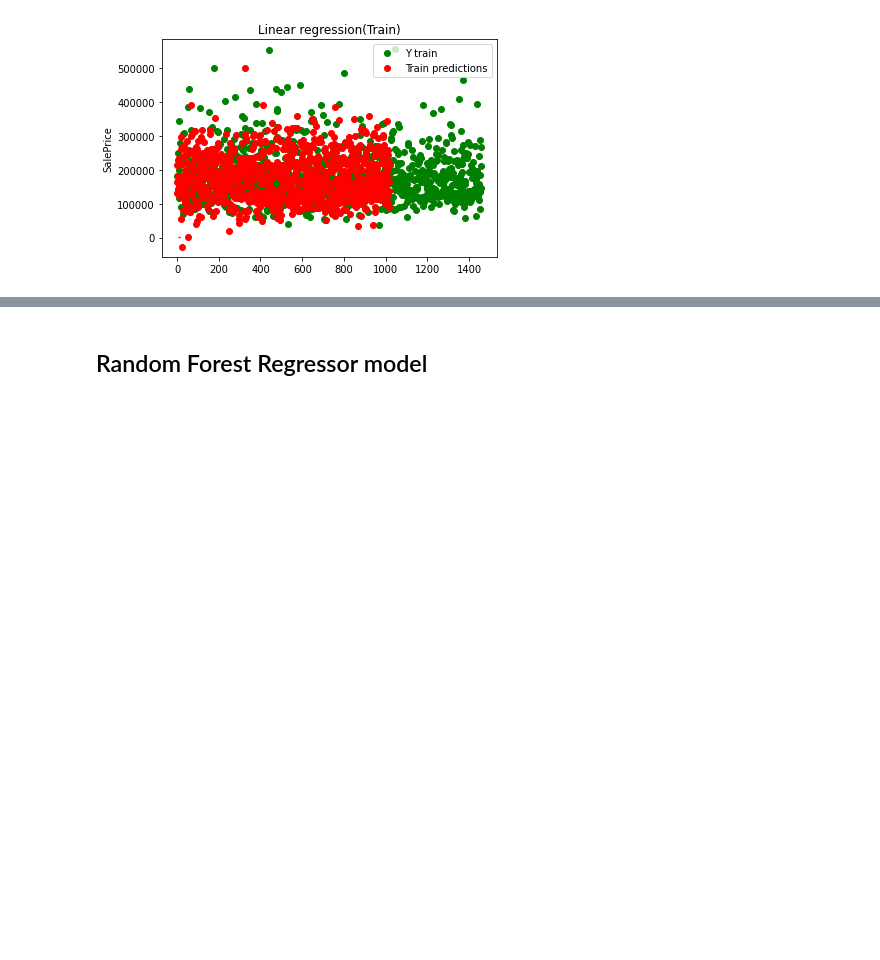
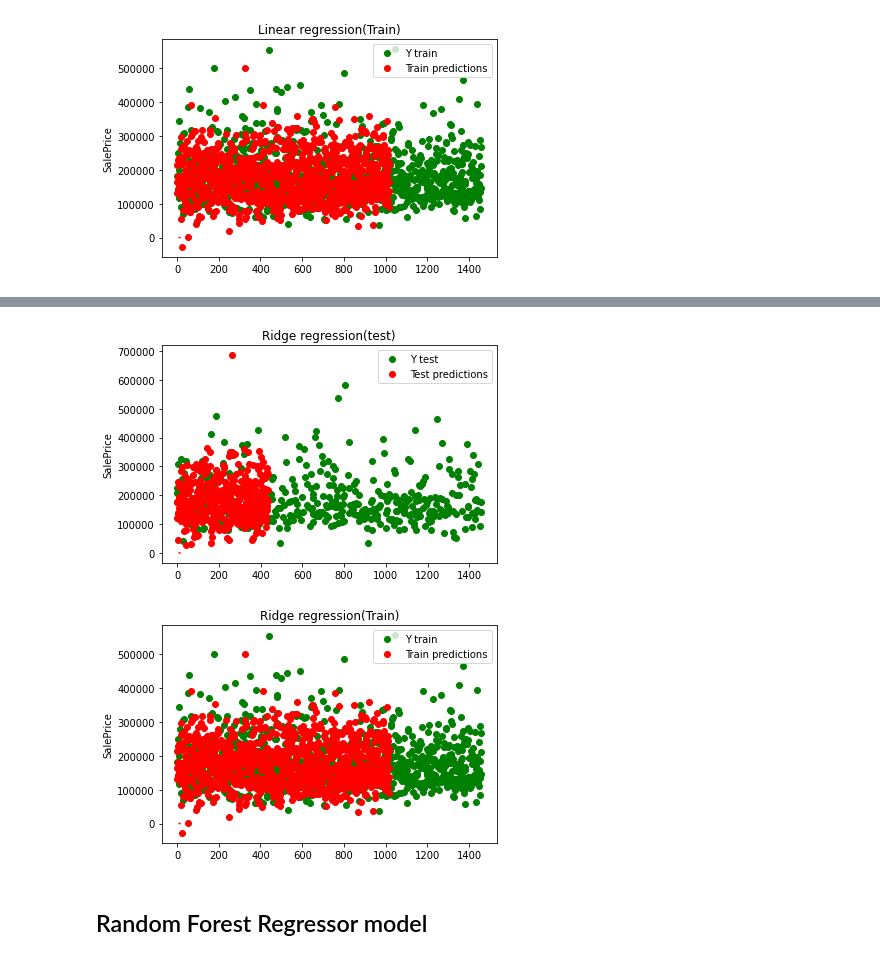
Before and after one commit to RaphaelRoriz/Machine-learning, a Jupyter notebook: housesPricesDataset/House Prices regressions.ipynb, the cells around one changed output, grey strips where cells are left out. Cells and saved outputs as stored; diff of their text form; code cells hidden in the pictures; blank space fills up the shorter version.

```diff
--- a/housesPricesDataset/House Prices regressions.ipynb
+++ b/housesPricesDataset/House Prices regressions.ipynb
@@ -1089,0 +1122,5 @@ plot_y_predictions('Linear regression',lm_predictions_train,lm_predictions_test)
+# %%
+plot_y_predictions('Ridge regression',rr_predictions_train,rr_predictions_test)
+# %% [output]
+[figure, added]
+[figure, added]
```
Also changed, not shown: parts of 29 cells of this notebook.
